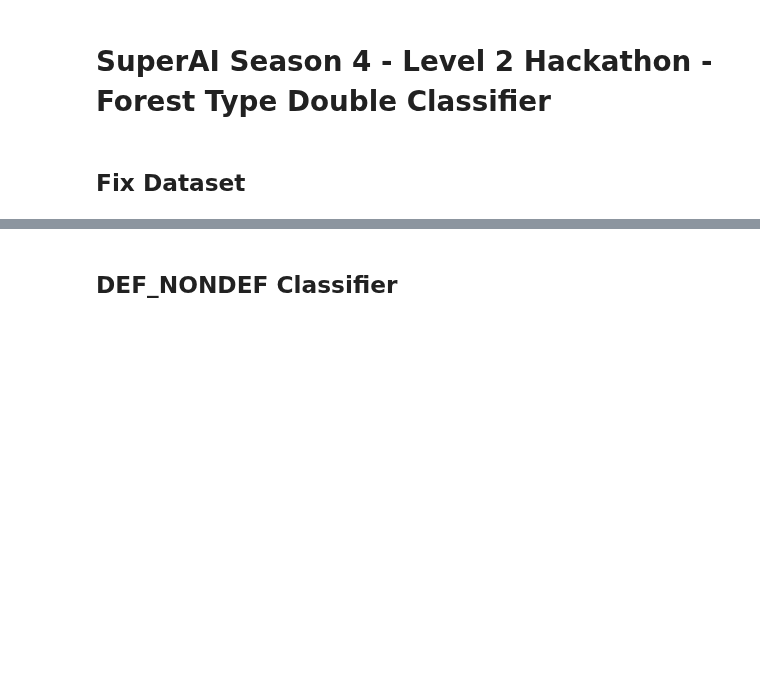
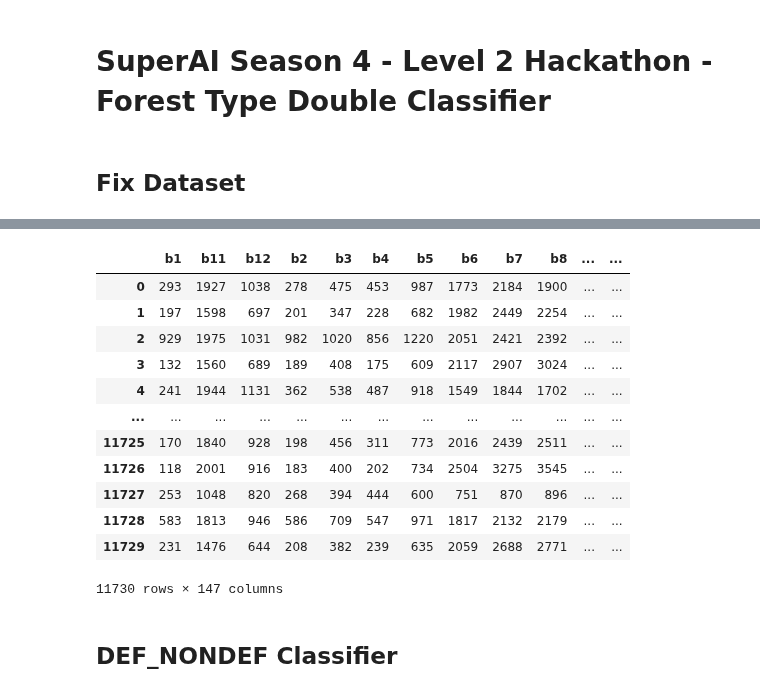
Before and after one commit to xHexlabx/SuperAI_SS4_Recap, a Jupyter notebook: SuperAI_SS4_Level_2/Hack_7_Forest_Type_Classification/Forest_Type_Double_Classifier_MLP.ipynb, the cells around one changed output, grey strips where cells are left out. Cells and saved outputs as stored; diff of their text form; code cells hidden in the pictures; blank space fills up the shorter version.

```diff
--- a/SuperAI_SS4_Level_2/Hack_7_Forest_Type_Classification/Forest_Type_Double_Classifier_MLP.ipynb
+++ b/SuperAI_SS4_Level_2/Hack_7_Forest_Type_Classification/Forest_Type_Double_Classifier_MLP.ipynb
@@ -56,3 +72,19 @@ MDF_DDF_df.sort_index().to_csv('./datasets/fix_MDF_DDF.csv' , index_label='id')
+# %%
+MDF_DDF_df
+# %% [output]
+|  | b1 | b11 | b12 | b2 | b3 | b4 | b5 | b6 | b7 | b8 | ... | ... |
+| 0 | 293 | 1927 | 1038 | 278 | 475 | 453 | 987 | 1773 | 2184 | 1900 | ... | ... |
+| 1 | 197 | 1598 | 697 | 201 | 347 | 228 | 682 | 1982 | 2449 | 2254 | ... | ... |
+| 2 | 929 | 1975 | 1031 | 982 | 1020 | 856 | 1220 | 2051 | 2421 | 2392 | ... | ... |
+| 3 | 132 | 1560 | 689 | 189 | 408 | 175 | 609 | 2117 | 2907 | 3024 | ... | ... |
+| 4 | 241 | 1944 | 1131 | 362 | 538 | 487 | 918 | 1549 | 1844 | 1702 | ... | ... |
+| ... | ... | ... | ... | ... | ... | ... | ... | ... | ... | ... | ... | ... |
+| 11725 | 170 | 1840 | 928 | 198 | 456 | 311 | 773 | 2016 | 2439 | 2511 | ... | ... |
+| 11726 | 118 | 2001 | 916 | 183 | 400 | 202 | 734 | 2504 | 3275 | 3545 | ... | ... |
+| 11727 | 253 | 1048 | 820 | 268 | 394 | 444 | 600 | 751 | 870 | 896 | ... | ... |
+| 11728 | 583 | 1813 | 946 | 586 | 709 | 547 | 971 | 1817 | 2132 | 2179 | ... | ... |
+| 11729 | 231 | 1476 | 644 | 208 | 382 | 239 | 635 | 2059 | 2688 | 2771 | ... | ... |
+11730 rows × 147 columns
 # %% [markdown]
 ## DEF_NONDEF Classifier
 # %%
```
Also changed, not shown: parts of 16 cells of this notebook, 4 other files.
